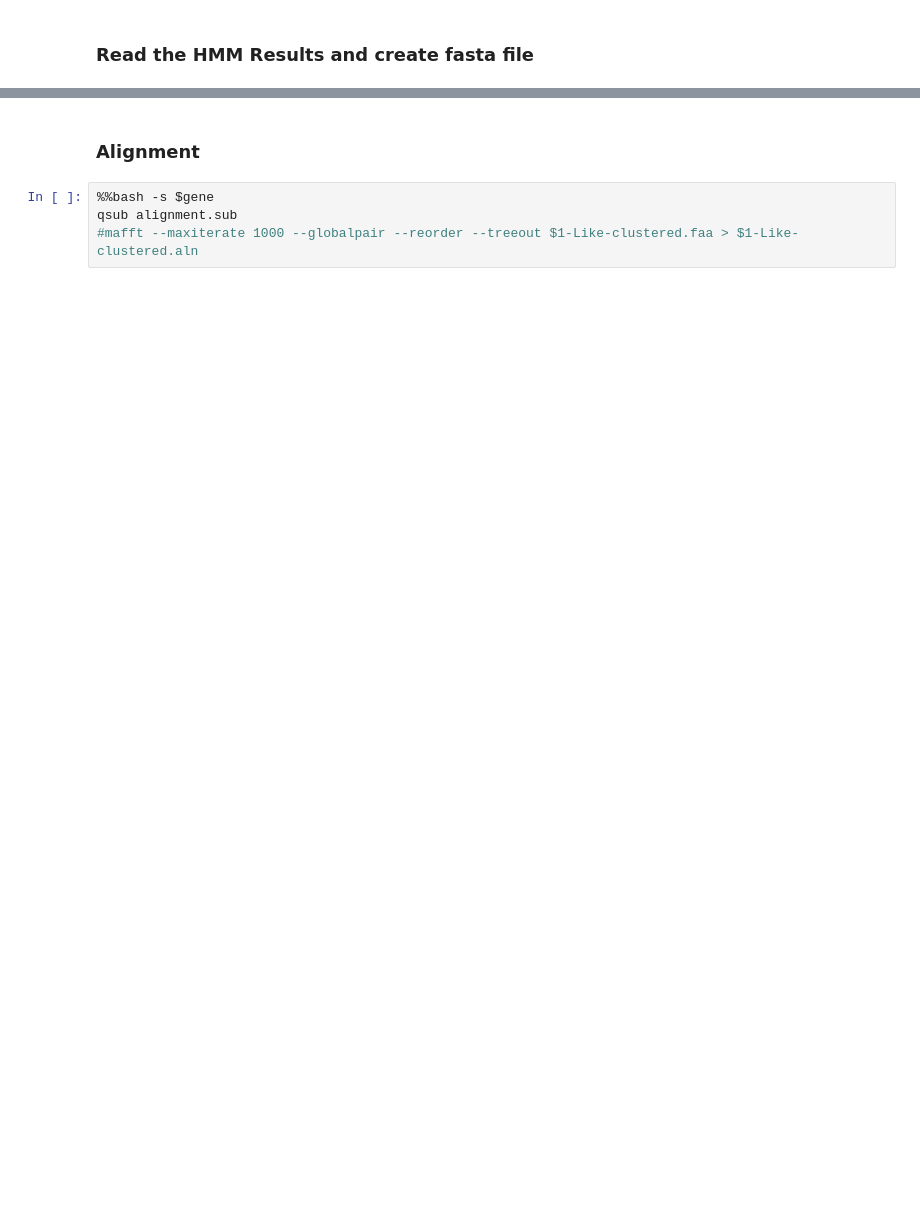
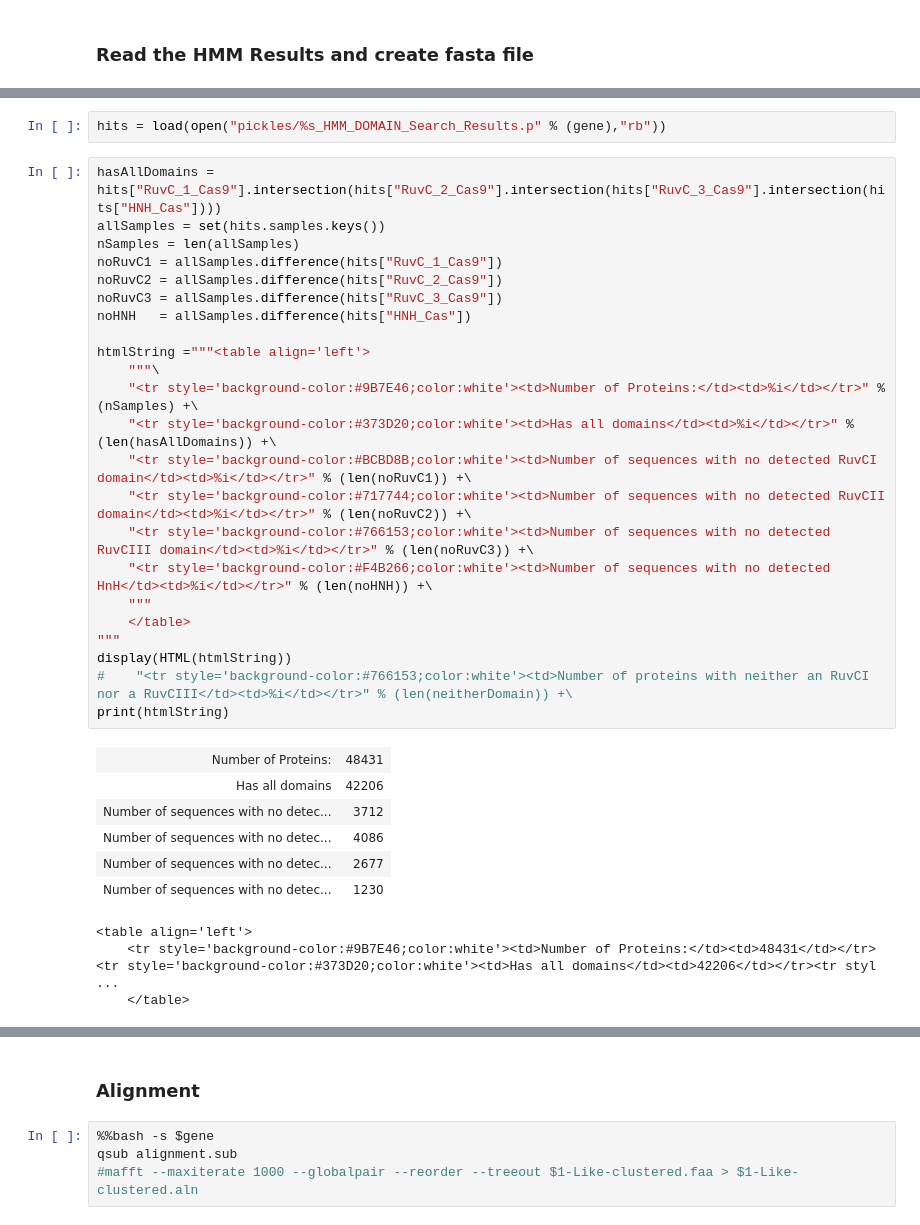
Before and after one commit to skDooley/TRACR_RNA, a Jupyter notebook: Step1-OrthoFinder.ipynb, the cells around one changed output, grey strips where cells are left out. Cells and saved outputs as stored; diff of their text form; blank space fills up the shorter version.

```diff
--- a/Step1-OrthoFinder.ipynb
+++ b/Step1-OrthoFinder.ipynb
@@ -142,0 +199,35 @@ qsub ../scripts/hpc/HMMSearch.sub
+# %%
+hits = load(open("pickles/%s_HMM_DOMAIN_Search_Results.p" % (gene),"rb"))
+# %%
+hasAllDomains = hits["RuvC_1_Cas9"].intersection(hits["RuvC_2_Cas9"].intersection(hits["RuvC_3_Cas9"].intersection(hits["HNH_Cas"])))
+allSamples = set(hits.samples.keys())
+nSamples = len(allSamples)
+noRuvC1 = allSamples.difference(hits["RuvC_1_Cas9"])
+noRuvC2 = allSamples.difference(hits["RuvC_2_Cas9"])
+noRuvC3 = allSamples.difference(hits["RuvC_3_Cas9"])
+noHNH   = allSamples.difference(hits["HNH_Cas"])
+
+htmlString ="""<table align='left'>
+    """\
+    "<tr style='background-color:#9B7E46;color:white'><td>Number of Proteins:</td><td>%i</td></tr>" % (nSamples) +\
+    "<tr style='background-color:#373D20;color:white'><td>Has all domains</td><td>%i</td></tr>" % (len(hasAllDomains)) +\
+    "<tr style='background-color:#BCBD8B;color:white'><td>Number of sequences with no detected RuvCI domain</td><td>%i</td></tr>" % (len(noRuvC1)) +\
+    "<tr style='background-color:#717744;color:white'><td>Number of sequences with no detected RuvCII domain</td><td>%i</td></tr>" % (len(noRuvC2)) +\
+    "<tr style='background-color:#766153;color:white'><td>Number of sequences with no detected RuvCIII domain</td><td>%i</td></tr>" % (len(noRuvC3)) +\
+    "<tr style='background-color:#F4B266;color:white'><td>Number of sequences with no detected HnH</td><td>%i</td></tr>" % (len(noHNH)) +\
+    """
+    </table>
+"""
+display(HTML(htmlString))
+#    "<tr style='background-color:#766153;color:white'><td>Number of proteins with neither an RuvCI nor a RuvCIII</td><td>%i</td></tr>" % (len(neitherDomain)) +\
+print(htmlString)
+# %% [output]
+| Number of Proteins: | 48431 |
+| Has all domains | 42206 |
+| Number of sequences with no detec... | 3712 |
+| Number of sequences with no detec... | 4086 |
+| Number of sequences with no detec... | 2677 |
+| Number of sequences with no detec... | 1230 |
+<table align='left'>
+    <tr style='background-color:#9B7E46;color:white'><td>Number of Proteins:</td><td>48431</td></tr><tr style='background-color:#373D20;color:white'><td>Has all domains</td><td>42206</td></tr><tr styl ...
+    </table>
```
Also changed, not shown: parts of 81 cells of this notebook, 36 other files.
